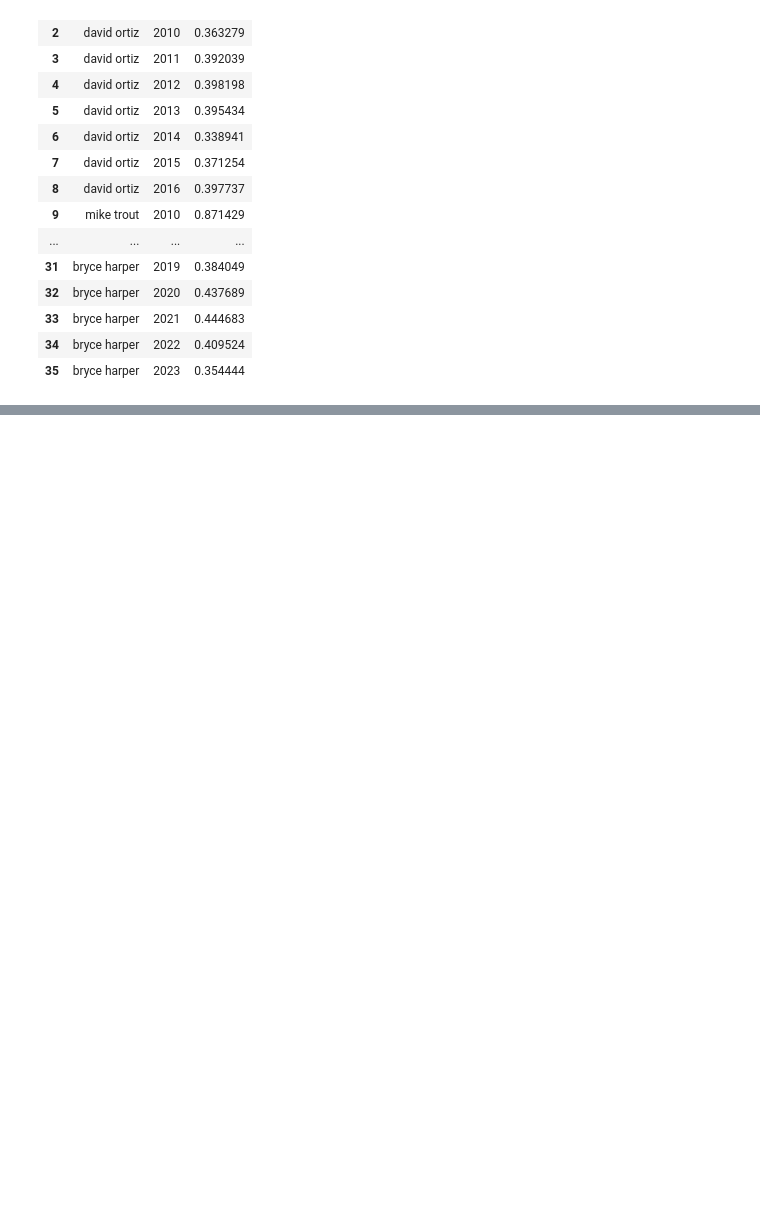
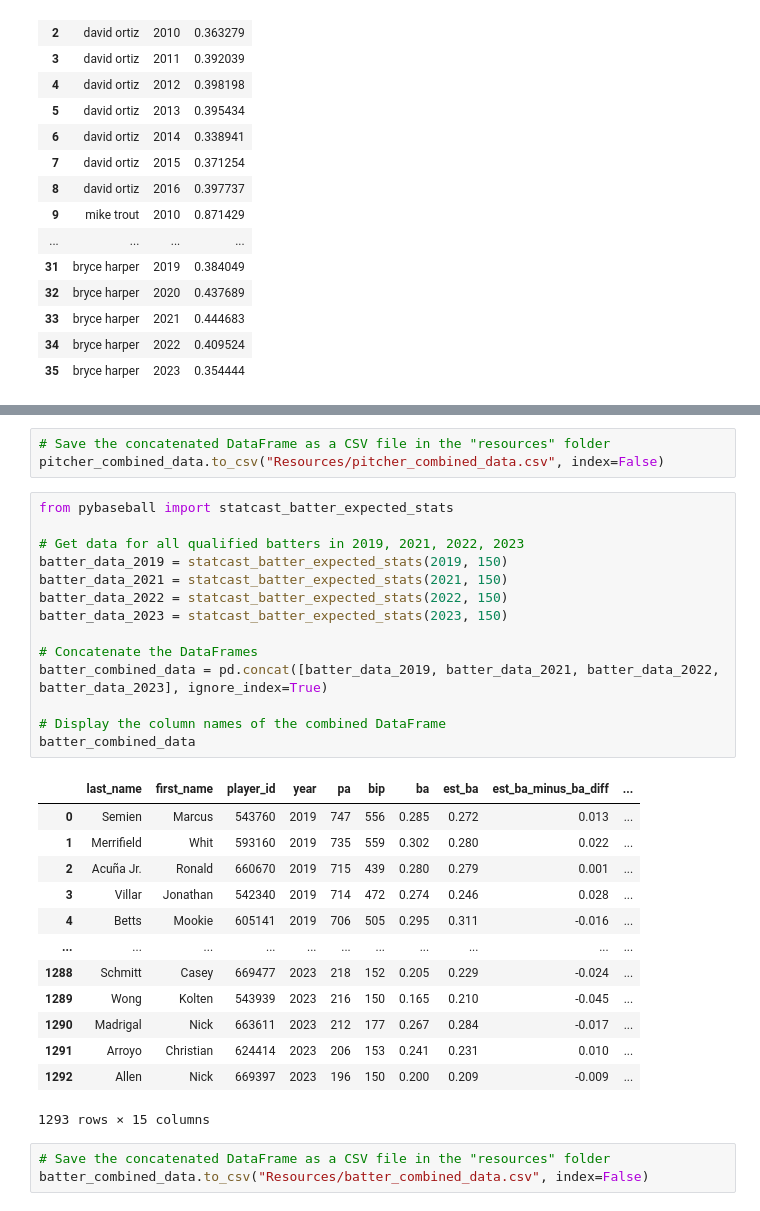
Before and after one commit to PsCushman/baseball-rule-changes, a Jupyter notebook: baseball_data_import.ipynb, the cells around one changed output, grey strips where cells are left out. Drawn from its saved outputs; the diff is of its cells as text; blank space fills up the shorter version.

```diff
--- a/baseball_data_import.ipynb
+++ b/baseball_data_import.ipynb
@@ -88,0 +89,34 @@ Gathering Player Data
+# %%
+# Save the concatenated DataFrame as a CSV file in the "resources" folder
+pitcher_combined_data.to_csv("Resources/pitcher_combined_data.csv", index=False)
+# %%
+from pybaseball import statcast_batter_expected_stats
+
+# Get data for all qualified batters in 2019, 2021, 2022, 2023
+batter_data_2019 = statcast_batter_expected_stats(2019, 150)
+batter_data_2021 = statcast_batter_expected_stats(2021, 150)
+batter_data_2022 = statcast_batter_expected_stats(2022, 150)
+batter_data_2023 = statcast_batter_expected_stats(2023, 150)
+
+# Concatenate the DataFrames
+batter_combined_data = pd.concat([batter_data_2019, batter_data_2021, batter_data_2022, batter_data_2023], ignore_index=True)
+
+# Display the column names of the combined DataFrame
+batter_combined_data
+# %% [output]
+|  | last_name | first_name | player_id | year | pa | bip | ba | est_ba | est_ba_minus_ba_diff | ... |
+| 0 | Semien | Marcus | 543760 | 2019 | 747 | 556 | 0.285 | 0.272 | 0.013 | ... |
+| 1 | Merrifield | Whit | 593160 | 2019 | 735 | 559 | 0.302 | 0.280 | 0.022 | ... |
+| 2 | Acuña Jr. | Ronald | 660670 | 2019 | 715 | 439 | 0.280 | 0.279 | 0.001 | ... |
+| 3 | Villar | Jonathan | 542340 | 2019 | 714 | 472 | 0.274 | 0.246 | 0.028 | ... |
+| 4 | Betts | Mookie | 605141 | 2019 | 706 | 505 | 0.295 | 0.311 | -0.016 | ... |
+| ... | ... | ... | ... | ... | ... | ... | ... | ... | ... | ... |
+| 1288 | Schmitt | Casey | 669477 | 2023 | 218 | 152 | 0.205 | 0.229 | -0.024 | ... |
+| 1289 | Wong | Kolten | 543939 | 2023 | 216 | 150 | 0.165 | 0.210 | -0.045 | ... |
+| 1290 | Madrigal | Nick | 663611 | 2023 | 212 | 177 | 0.267 | 0.284 | -0.017 | ... |
+| 1291 | Arroyo | Christian | 624414 | 2023 | 206 | 153 | 0.241 | 0.231 | 0.010 | ... |
+| 1292 | Allen | Nick | 669397 | 2023 | 196 | 150 | 0.200 | 0.209 | -0.009 | ... |
+1293 rows × 15 columns
+# %%
+# Save the concatenated DataFrame as a CSV file in the "resources" folder
+batter_combined_data.to_csv("Resources/batter_combined_data.csv", index=False)
```
Also changed, not shown: parts of 6 cells of this notebook, 4 other files.
